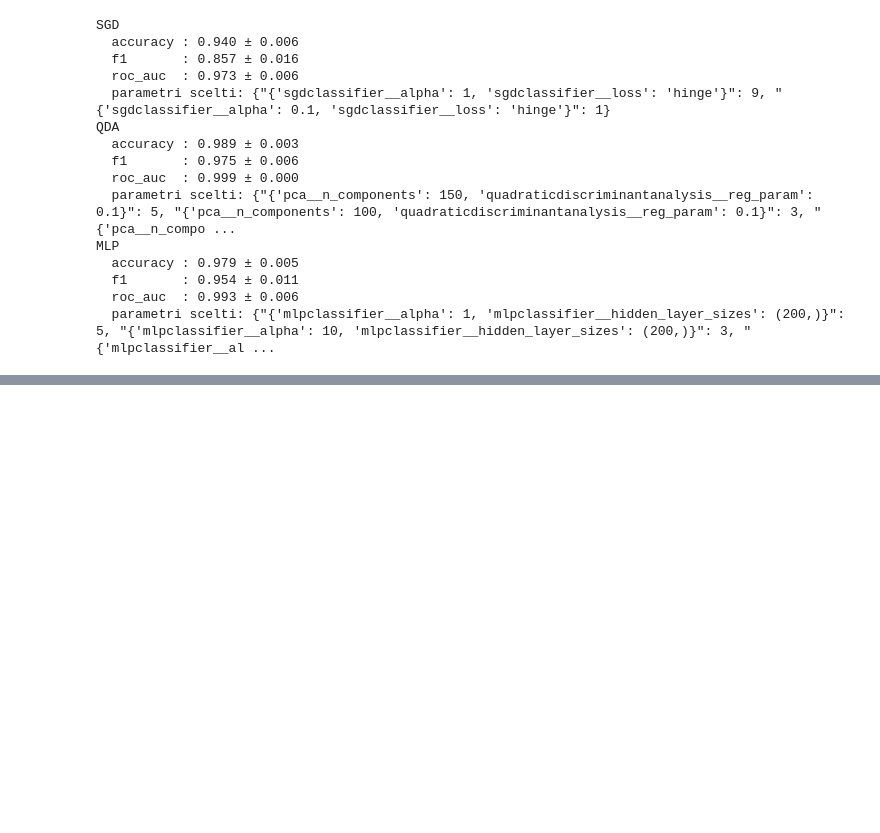
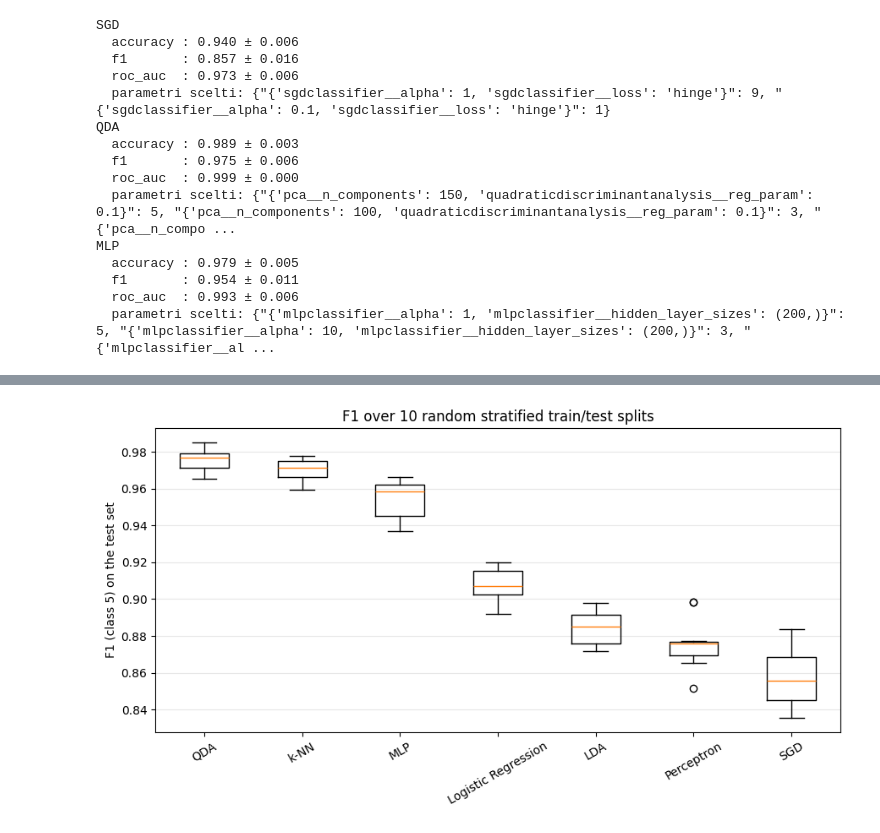
Before and after one commit to sarabaranes-dev/ml-classifier-comparison, a Jupyter notebook: mnist_rework.ipynb, the cells around one changed output, grey strips where cells are left out. Drawn from its saved outputs; the diff is of its cells as text; code cells hidden in the pictures; blank space fills up the shorter version.

Commit message:
Add results table, F1 boxplot and confusion matrices

```diff
--- a/mnist_rework.ipynb
+++ b/mnist_rework.ipynb
@@ -238,3 +238,16 @@ MLP
   f1       : 0.954 ± 0.011
   roc_auc  : 0.993 ± 0.006
   parametri scelti: {"{'mlpclassifier__alpha': 1, 'mlpclassifier__hidden_layer_sizes': (200,)}": 5, "{'mlpclassifier__alpha': 10, 'mlpclassifier__hidden_layer_sizes': (200,)}": 3, "{'mlpclassifier__al ...
+# %%
+# Metto insieme i risultati dei 7 modelli (10 righe per modello, una per split)
+tutti = pd.concat([risultati_knn, risultati_perceptron, risultati_sgd, risultati_logreg,
+                   risultati_lda, risultati_qda, risultati_mlp])
+
+medie = tutti.groupby("modello")[["accuracy", "f1", "roc_auc"]].mean()
+dev   = tutti.groupby("modello")[["accuracy", "f1", "roc_auc"]].std()
+
+tabella = medie.map(lambda v: f"{v:.3f}") + " ± " + dev.map(lambda v: f"{v:.3f}")
+tabella = tabella.loc[medie.sort_values("f1", ascending=False).index]
+tabella.columns = ["Accuracy", "F1 (class 5)", "ROC AUC"]
+
+print(tabella.to_markdown())
@@ -240,0 +264,15 @@ MLP
+# %%
+import matplotlib.pyplot as plt
+
+ordine = medie.sort_values("f1", ascending=False).index
+plt.figure(figsize=(9, 5))
+plt.boxplot([tutti.loc[tutti["modello"] == m, "f1"] for m in ordine])
+plt.xticks(range(1, len(ordine) + 1), ordine, rotation=30)
+plt.ylabel("F1 (class 5) on the test set")
+plt.title("F1 over 10 random stratified train/test splits")
+plt.grid(axis="y", alpha=0.3)
+plt.tight_layout()
+plt.savefig("f1_boxplot.png", dpi=150)
+plt.show()
+# %% [output]
+[figure, added]
```
Also changed, not shown: parts of 2 cells of this notebook.
